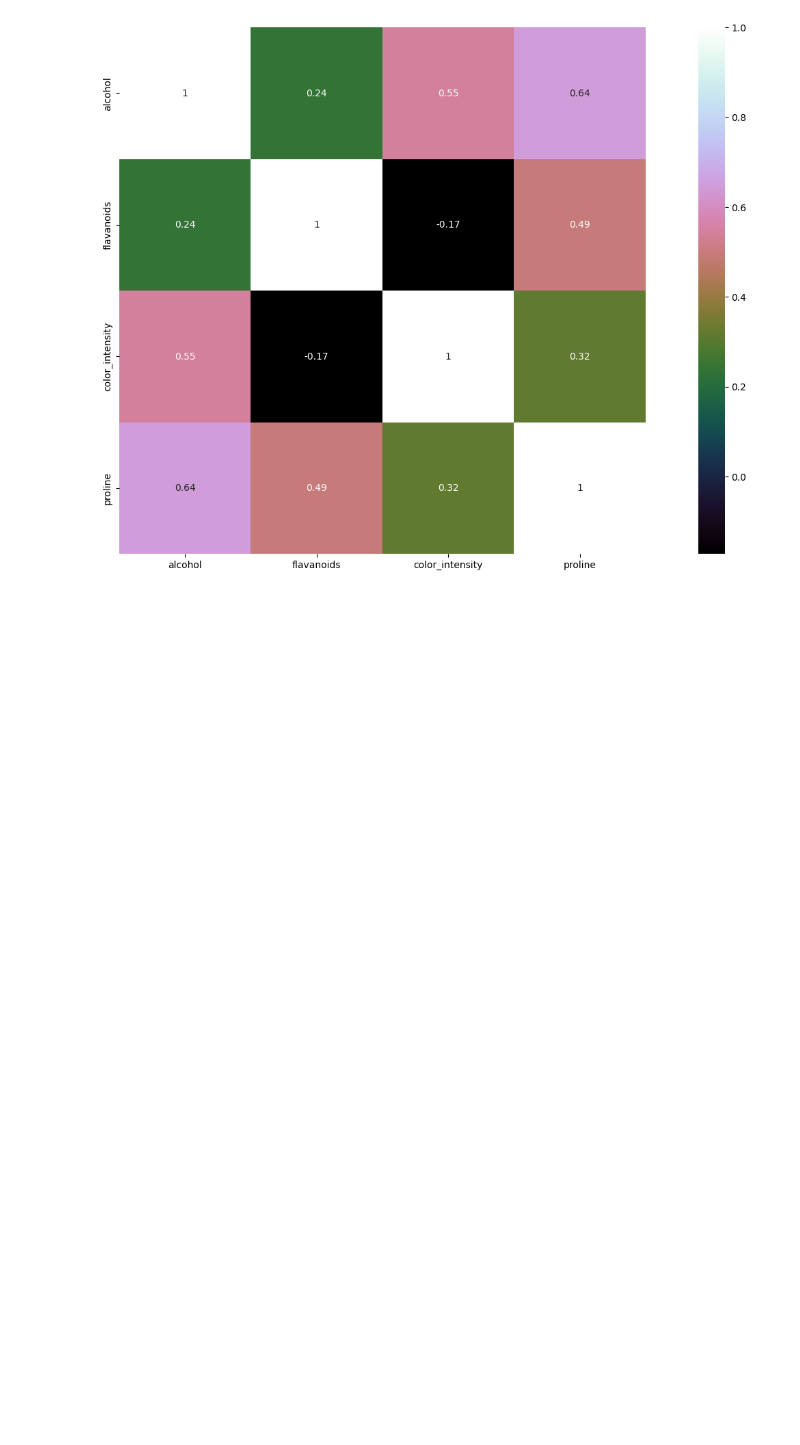
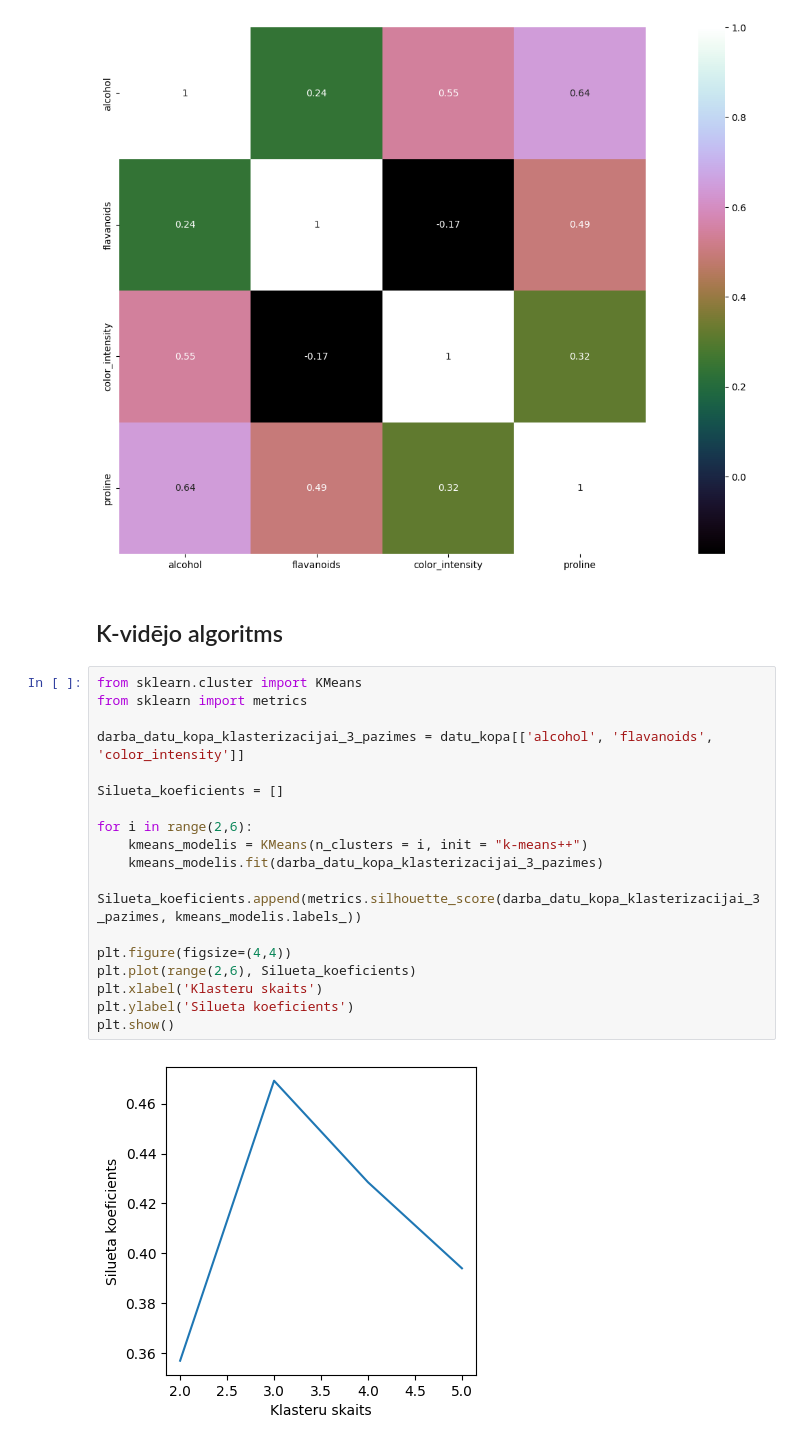
Before and after one commit to ArmandsVeksejs/AIProject2, a Jupyter notebook: my.ipynb, the cells around one changed output. Saved outputs shown, nothing was run; the diff lists cells and outputs as text; blank space fills up the shorter version.

```diff
--- a/my.ipynb
+++ b/my.ipynb
@@ -161,3 +161,26 @@ sns.heatmap(korelacijas_matrica,
 # %% [output]
 <Axes: >
 [figure]
+# %% [markdown]
+K-vidējo algoritms
+---
+# %%
+from sklearn.cluster import KMeans
+from sklearn import metrics
+
+darba_datu_kopa_klasterizacijai_3_pazimes = datu_kopa[['alcohol', 'flavanoids', 'color_intensity']]
+
+Silueta_koeficients = []
+
+for i in range(2,6):
+    kmeans_modelis = KMeans(n_clusters = i, init = "k-means++")
+    kmeans_modelis.fit(darba_datu_kopa_klasterizacijai_3_pazimes)
+    Silueta_koeficients.append(metrics.silhouette_score(darba_datu_kopa_klasterizacijai_3_pazimes, kmeans_modelis.labels_))
+
+plt.figure(figsize=(4,4))
+plt.plot(range(2,6), Silueta_koeficients)
+plt.xlabel('Klasteru skaits')
+plt.ylabel('Silueta koeficients')
+plt.show()
+# %% [output]
+[figure, added]
```
Also changed, not shown: parts of 1 cell of this notebook.
